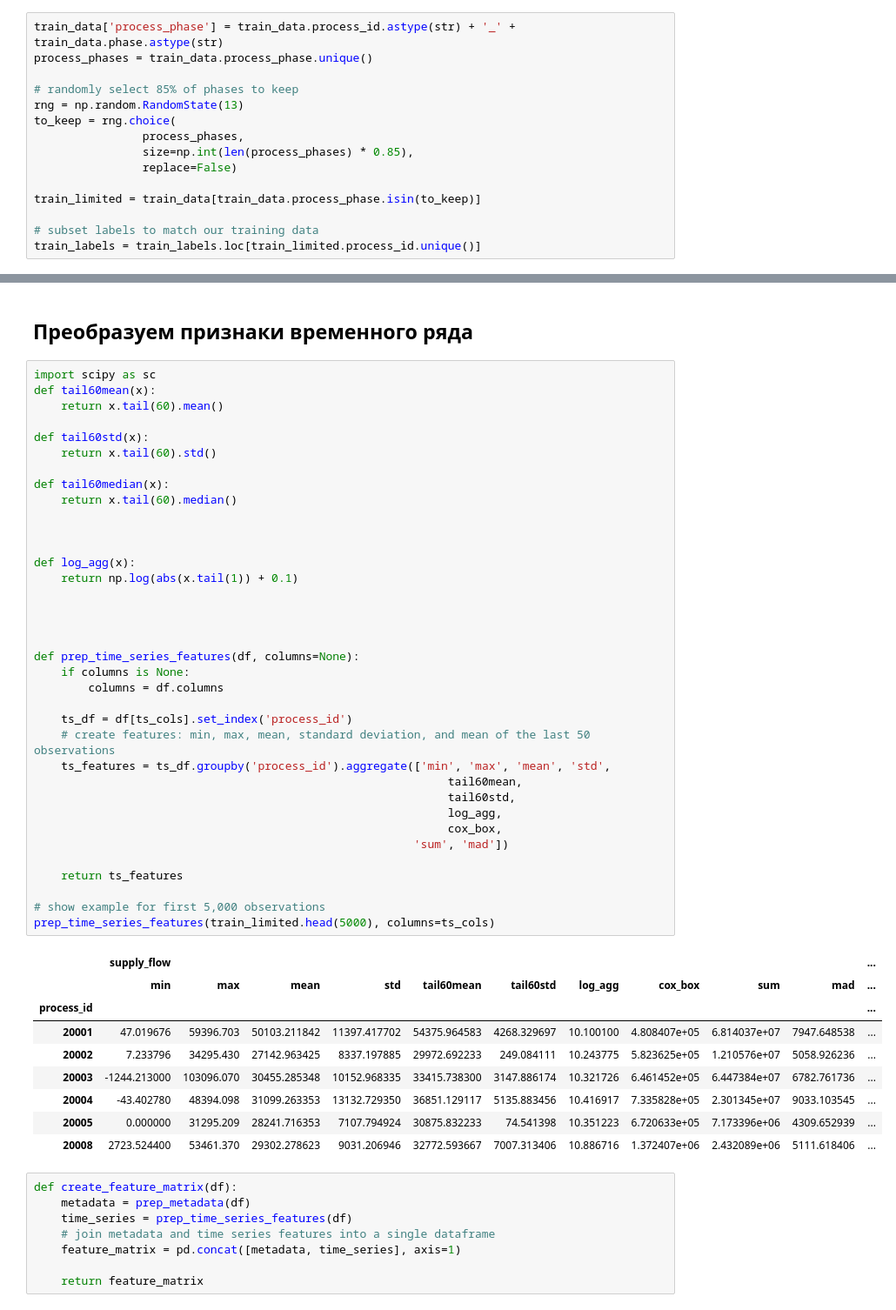
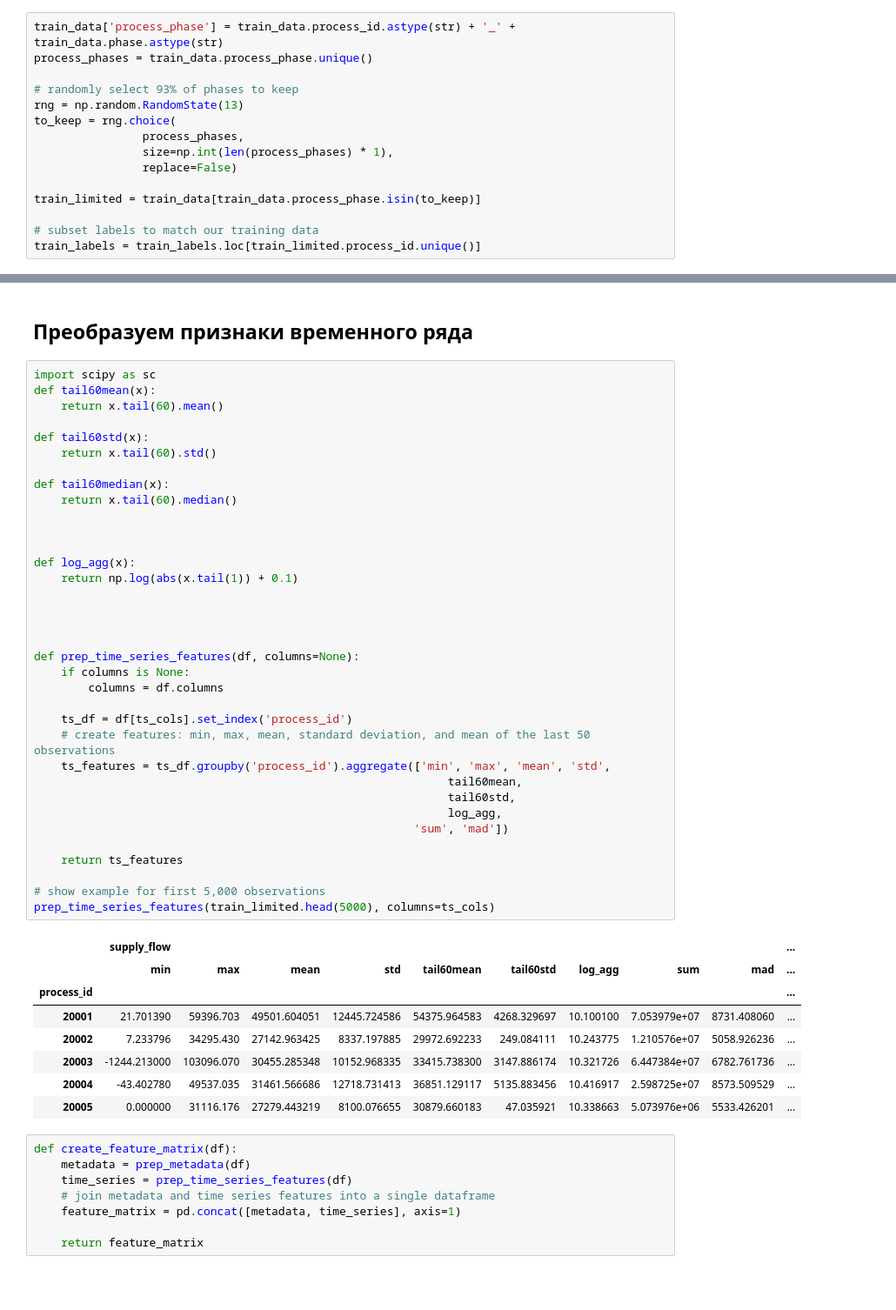
Before and after one commit to paniquex/MSU_2course_selection, a Jupyter notebook: first_task/Untitled.ipynb, the cells around one changed output, grey strips where cells are left out. Shown at 87% size. Drawn from its saved outputs; the diff is of its cells as text; blank space fills up the shorter version.

```diff
--- a/first_task/Untitled.ipynb
+++ b/first_task/Untitled.ipynb
@@ -165,11 +165,11 @@ train_data
 train_data['process_phase'] = train_data.process_id.astype(str) + '_' + train_data.phase.astype(str)
 process_phases = train_data.process_phase.unique()
 
-# randomly select 85% of phases to keep
+# randomly select 93% of phases to keep
 rng = np.random.RandomState(13)
 to_keep = rng.choice(
                 process_phases,
-                size=np.int(len(process_phases) * 0.85),
+                size=np.int(len(process_phases) * 1),
                 replace=False)
 
 train_limited = train_data[train_data.process_phase.isin(to_keep)]
@@ -243,43 +256,41 @@ def tail60std(x):
     return x.tail(60).std()
 
 def tail60median(x):
     return x.tail(60).median()
 
 
 
 def log_agg(x):
     return np.log(abs(x.tail(1)) + 0.1)
 
 
 
 
 def prep_time_series_features(df, columns=None):
     if columns is None:
         columns = df.columns
 
     ts_df = df[ts_cols].set_index('process_id')
     # create features: min, max, mean, standard deviation, and mean of the last 50 observations
     ts_features = ts_df.groupby('process_id').aggregate(['min', 'max', 'mean', 'std',
                                                              tail60mean,
                                                              tail60std,
                                                              log_agg,
-                                                             cox_box,
                                                         'sum', 'mad'])
 
     return ts_features
 
 # show example for first 5,000 observations
 prep_time_series_features(train_limited.head(5000), columns=ts_cols)
 # %% [output]
-|  | supply_flow |  |  |  |  |  |  |  |  |  | ... |
-|  | min | max | mean | std | tail60mean | tail60std | log_agg | cox_box | sum | mad | ... |
-| process_id |  |  |  |  |  |  |  |  |  |  | ... |
-| 20001 | 47.019676 | 59396.703 | 50103.211842 | 11397.417702 | 54375.964583 | 4268.329697 | 10.100100 | 4.808407e+05 | 6.814037e+07 | 7947.648538 | ... |
-| 20002 | 7.233796 | 34295.430 | 27142.963425 | 8337.197885 | 29972.692233 | 249.084111 | 10.243775 | 5.823625e+05 | 1.210576e+07 | 5058.926236 | ... |
-| 20003 | -1244.213000 | 103096.070 | 30455.285348 | 10152.968335 | 33415.738300 | 3147.886174 | 10.321726 | 6.461452e+05 | 6.447384e+07 | 6782.761736 | ... |
-| 20004 | -43.402780 | 48394.098 | 31099.263353 | 13132.729350 | 36851.129117 | 5135.883456 | 10.416917 | 7.335828e+05 | 2.301345e+07 | 9033.103545 | ... |
-| 20005 | 0.000000 | 31295.209 | 28241.716353 | 7107.794924 | 30875.832233 | 74.541398 | 10.351223 | 6.720633e+05 | 7.173396e+06 | 4309.652939 | ... |
-| 20008 | 2723.524400 | 53461.370 | 29302.278623 | 9031.206946 | 32772.593667 | 7007.313406 | 10.886716 | 1.372407e+06 | 2.432089e+06 | 5111.618406 | ... |
+|  | supply_flow |  |  |  |  |  |  |  |  | ... |
+|  | min | max | mean | std | tail60mean | tail60std | log_agg | sum | mad | ... |
+| process_id |  |  |  |  |  |  |  |  |  | ... |
+| 20001 | 21.701390 | 59396.703 | 49501.604051 | 12445.724586 | 54375.964583 | 4268.329697 | 10.100100 | 7.053979e+07 | 8731.408060 | ... |
+| 20002 | 7.233796 | 34295.430 | 27142.963425 | 8337.197885 | 29972.692233 | 249.084111 | 10.243775 | 1.210576e+07 | 5058.926236 | ... |
+| 20003 | -1244.213000 | 103096.070 | 30455.285348 | 10152.968335 | 33415.738300 | 3147.886174 | 10.321726 | 6.447384e+07 | 6782.761736 | ... |
+| 20004 | -43.402780 | 49537.035 | 31461.566686 | 12718.731413 | 36851.129117 | 5135.883456 | 10.416917 | 2.598725e+07 | 8573.509529 | ... |
+| 20005 | 0.000000 | 31116.176 | 27279.443219 | 8100.076655 | 30879.660183 | 47.035921 | 10.338663 | 5.073976e+06 | 5533.426201 | ... |
 # %%
 def create_feature_matrix(df):
     metadata = prep_metadata(df)
```
Also changed, not shown: parts of 18 cells of this notebook.
